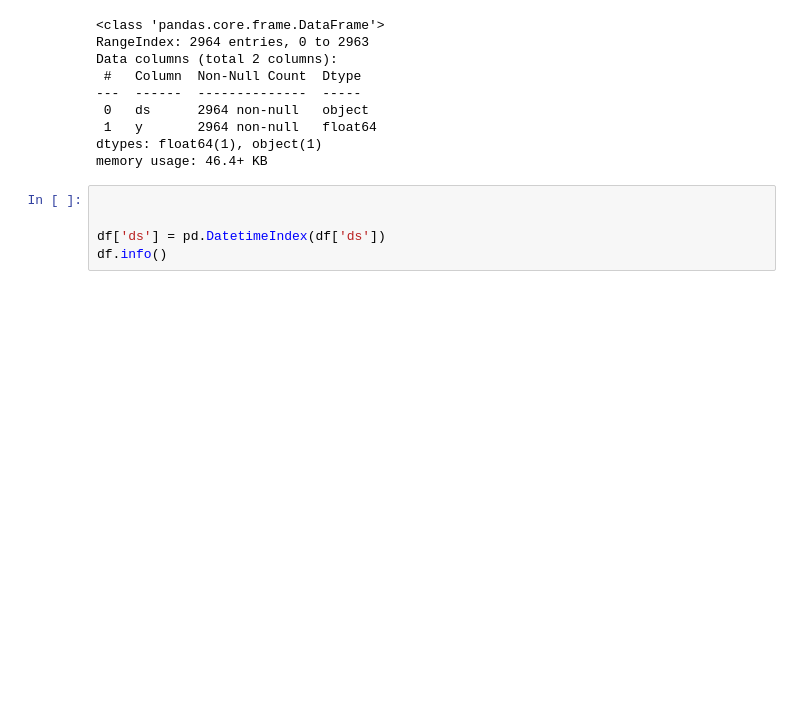
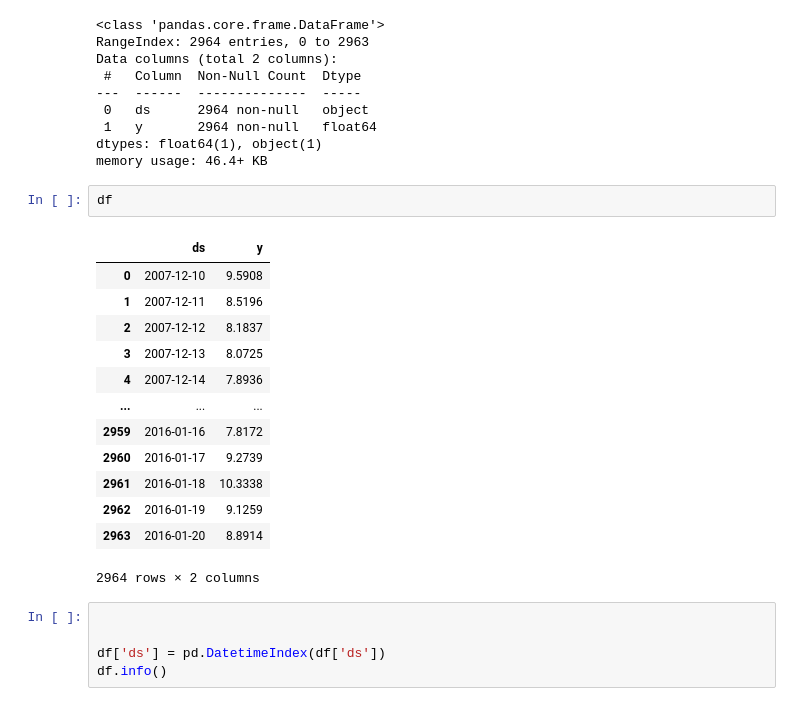
Before and after one commit to linglistack/alynling, a Jupyter notebook: freebie/test.ipynb, the cells around one changed output. Saved outputs shown, nothing was run; the diff lists cells and outputs as text; blank space fills up the shorter version.

```diff
--- a/freebie/test.ipynb
+++ b/freebie/test.ipynb
@@ -26,6 +29,22 @@ Data columns (total 2 columns):
  1   y       2964 non-null   float64
 dtypes: float64(1), object(1)
 memory usage: 46.4+ KB
+# %%
+df
+# %% [output]
+|  | ds | y |
+| 0 | 2007-12-10 | 9.5908 |
+| 1 | 2007-12-11 | 8.5196 |
+| 2 | 2007-12-12 | 8.1837 |
+| 3 | 2007-12-13 | 8.0725 |
+| 4 | 2007-12-14 | 7.8936 |
+| ... | ... | ... |
+| 2959 | 2016-01-16 | 7.8172 |
+| 2960 | 2016-01-17 | 9.2739 |
+| 2961 | 2016-01-18 | 10.3338 |
+| 2962 | 2016-01-19 | 9.1259 |
+| 2963 | 2016-01-20 | 8.8914 |
+2964 rows × 2 columns
 # %%
 
 
```
Also changed, not shown: parts of 3 cells of this notebook, 11 other files.
